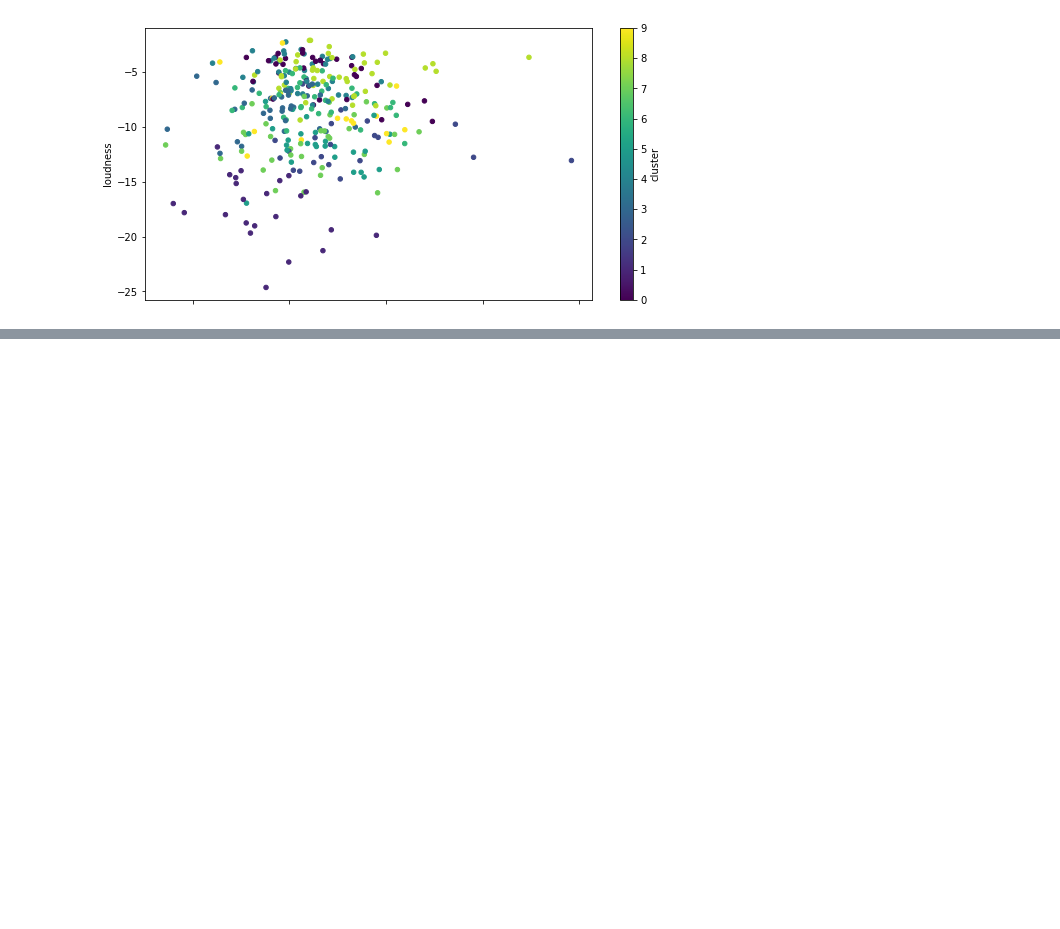
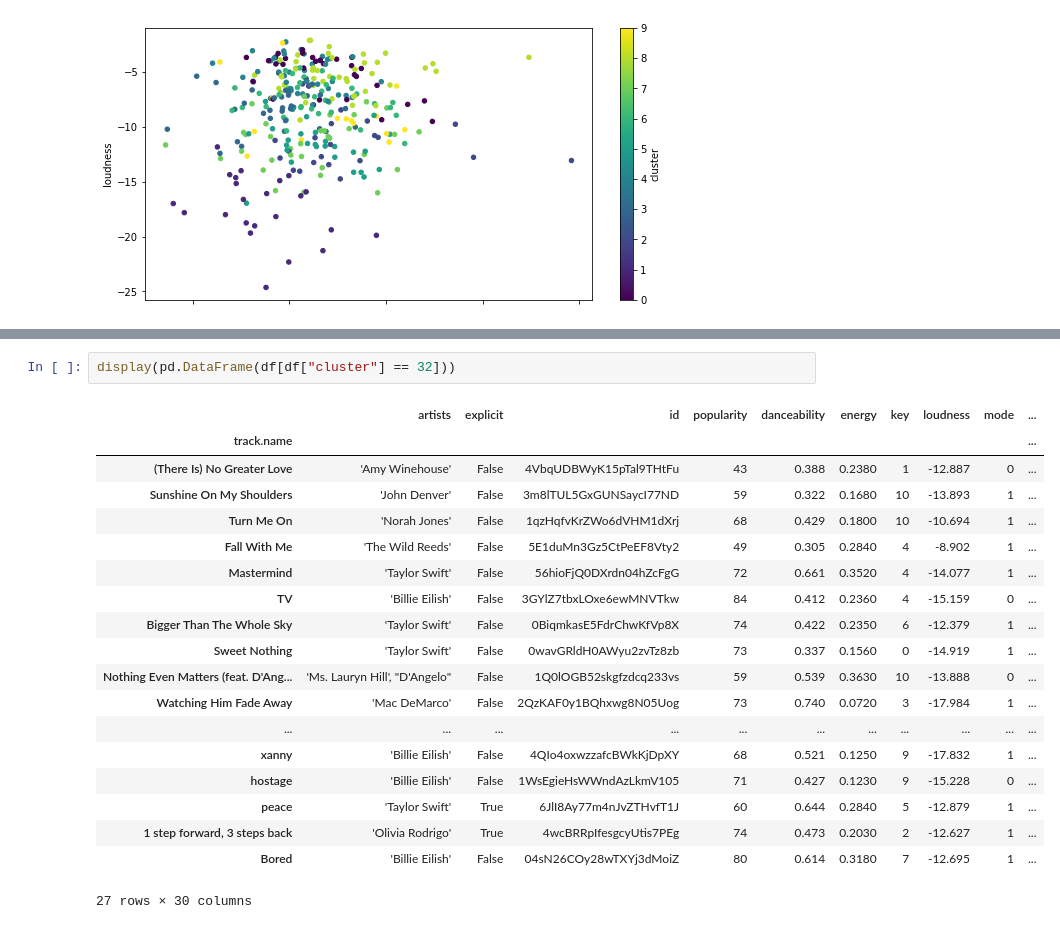
Before and after one commit to tommydb26/datasci112-playlist-generator, a Jupyter notebook: Final_Project_Machine_Learning.ipynb, the cells around one changed output, grey strips where cells are left out. Saved outputs shown, nothing was run; the diff lists cells and outputs as text; blank space fills up the shorter version.

```diff
--- a/Final_Project_Machine_Learning.ipynb
+++ b/Final_Project_Machine_Learning.ipynb
@@ -882,0 +929,22 @@ Finally, I compiled a few of my favorite playlists created by my final model, an
+# %%
+display(pd.DataFrame(df[df["cluster"] == 32]))
+# %% [output]
+|  | artists | explicit | id | popularity | danceability | energy | key | loudness | mode | ... |
+| track.name |  |  |  |  |  |  |  |  |  | ... |
+| (There Is) No Greater Love | 'Amy Winehouse' | False | 4VbqUDBWyK15pTal9THtFu | 43 | 0.388 | 0.2380 | 1 | -12.887 | 0 | ... |
+| Sunshine On My Shoulders | 'John Denver' | False | 3m8lTUL5GxGUNSaycI77ND | 59 | 0.322 | 0.1680 | 10 | -13.893 | 1 | ... |
+| Turn Me On | 'Norah Jones' | False | 1qzHqfvKrZWo6dVHM1dXrj | 68 | 0.429 | 0.1800 | 10 | -10.694 | 1 | ... |
+| Fall With Me | 'The Wild Reeds' | False | 5E1duMn3Gz5CtPeEF8Vty2 | 49 | 0.305 | 0.2840 | 4 | -8.902 | 1 | ... |
+| Mastermind | 'Taylor Swift' | False | 56hioFjQ0DXrdn04hZcFgG | 72 | 0.661 | 0.3520 | 4 | -14.077 | 1 | ... |
+| TV | 'Billie Eilish' | False | 3GYlZ7tbxLOxe6ewMNVTkw | 84 | 0.412 | 0.2360 | 4 | -15.159 | 0 | ... |
+| Bigger Than The Whole Sky | 'Taylor Swift' | False | 0BiqmkasE5FdrChwKfVp8X | 74 | 0.422 | 0.2350 | 6 | -12.379 | 1 | ... |
+| Sweet Nothing | 'Taylor Swift' | False | 0wavGRldH0AWyu2zvTz8zb | 73 | 0.337 | 0.1560 | 0 | -14.919 | 1 | ... |
+| Nothing Even Matters (feat. D'Ang... | 'Ms. Lauryn Hill', "D'Angelo" | False | 1Q0lOGB52skgfzdcq233vs | 59 | 0.539 | 0.3630 | 10 | -13.888 | 0 | ... |
+| Watching Him Fade Away | 'Mac DeMarco' | False | 2QzKAF0y1BQhxwg8N05Uog | 73 | 0.740 | 0.0720 | 3 | -17.984 | 1 | ... |
+| ... | ... | ... | ... | ... | ... | ... | ... | ... | ... | ... |
+| xanny | 'Billie Eilish' | False | 4QIo4oxwzzafcBWkKjDpXY | 68 | 0.521 | 0.1250 | 9 | -17.832 | 1 | ... |
+| hostage | 'Billie Eilish' | False | 1WsEgieHsWWndAzLkmV105 | 71 | 0.427 | 0.1230 | 9 | -15.228 | 0 | ... |
+| peace | 'Taylor Swift' | True | 6JlI8Ay77m4nJvZTHvfT1J | 60 | 0.644 | 0.2840 | 5 | -12.879 | 1 | ... |
+| 1 step forward, 3 steps back | 'Olivia Rodrigo' | True | 4wcBRRpIfesgcyUtis7PEg | 74 | 0.473 | 0.2030 | 2 | -12.627 | 1 | ... |
+| Bored | 'Billie Eilish' | False | 04sN26COy28wTXYj3dMoiZ | 80 | 0.614 | 0.3180 | 7 | -12.695 | 1 | ... |
+27 rows × 30 columns
```
Also changed, not shown: parts of 5 cells of this notebook.
